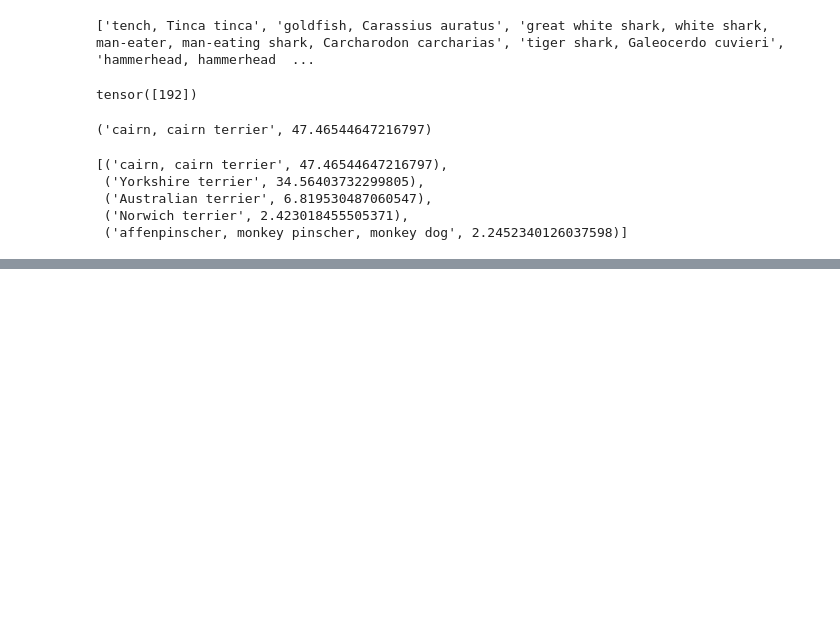
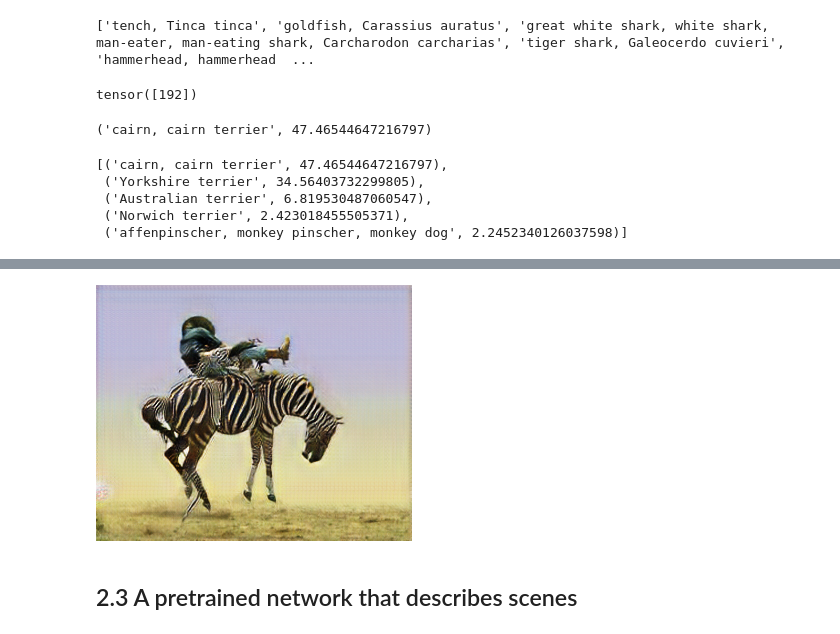
Before and after one commit to joelorellana/PyTorch_Book, a Jupyter notebook: ch2-pretrained-networks.ipynb, the cells around one changed output, grey strips where cells are left out. Drawn from its saved outputs; the diff is of its cells as text; code cells hidden in the pictures; blank space fills up the shorter version.

```diff
--- a/ch2-pretrained-networks.ipynb
+++ b/ch2-pretrained-networks.ipynb
@@ -185,0 +266,4 @@ _, indices = torch.sort(out, descending=True)
+# %%
+model_path = '/kaggle/input/weights-cyclegan/horse2zebra_0.4.0.pth'
+model_data = torch.load(model_path)
+netG.load_state_dict(model_data)
@@ -185,0 +297,4 @@ _, indices = torch.sort(out, descending=True)
+# %%
+# some preprocessing for img
+preprocess = transforms.Compose([transforms.Resize(256),
+                                transforms.ToTensor()])
@@ -185,0 +307,15 @@ _, indices = torch.sort(out, descending=True)
+# %%
+# preprocessing the img
+img_t = preprocess(img)
+batch_t = torch.unsqueeze(img_t, 0)
+# %%
+batch_out = netG(batch_t) # output of the generator
+# we can convert it directly to an img
+out_t = (batch_out.data.squeeze() + 1.0) / 2.0
+out_img = transforms.ToPILImage()(out_t)
+# out_img.save('/kaggle/input/pytorch-book-data/data/p1ch2/zebra.jpg')
+out_img
+# %% [output]
+[figure, added]
+# %% [markdown]
+## 2.3 A pretrained network that describes scenes
```
Also changed, not shown: parts of 8 cells of this notebook.
